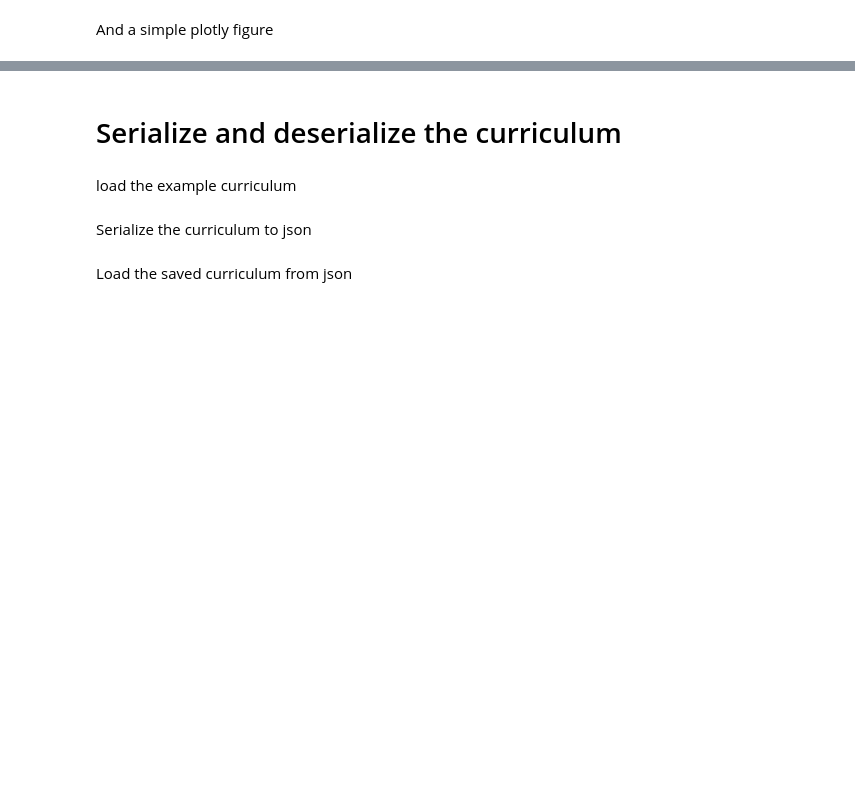
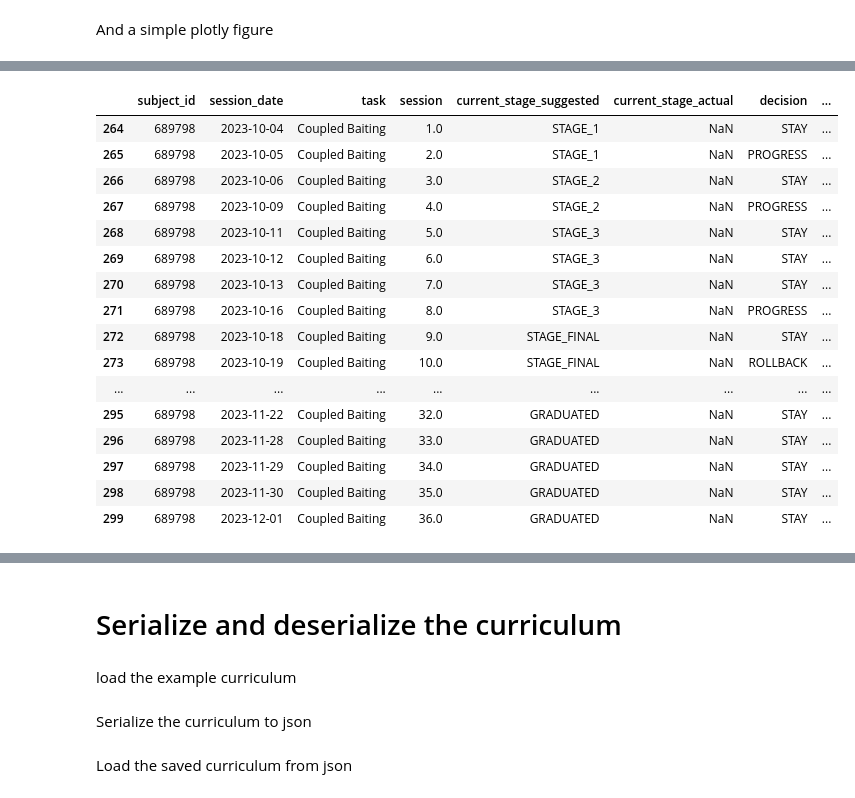
Before and after one commit to AllenNeuralDynamics/aind-foraging-behavior-bonsai-automatic-training, a Jupyter notebook: code/dynamic_foraging_curriculum/demo.ipynb, the cells around one changed output, grey strips where cells are left out. Saved outputs shown, nothing was run; the diff lists cells and outputs as text; code cells hidden in the pictures; blank space fills up the shorter version.

Commit message:
add Bonsai sessions to demo

```diff
--- a/code/dynamic_foraging_curriculum/demo.ipynb
+++ b/code/dynamic_foraging_curriculum/demo.ipynb
@@ -115,0 +117,9 @@ fig.show()
+# %%
+from dynamic_foraging_curriculum.automation import CurriculumManager
+demo_manager_447 = CurriculumManager(manager_name='447_demo',
+                                         df_behavior_on_s3=dict(bucket='aind-behavior-data',
+                                                                root='foraging_nwb_bonsai_processed/',
+                                                                file_name='df_sessions.pkl'),
+                                         df_manager_root_on_s3=dict(bucket='aind-behavior-data',
+                                                                    root='foraging_auto_training/')
+                                         )
@@ -115,0 +130,2 @@ fig.show()
+# %%
+demo_manager_447.update()
@@ -115,0 +150,23 @@ fig.show()
+# %%
+demo_manager_447.df_manager[['subject_id', 'session_date',
+                                 'task', 'session', 'current_stage_suggested',
+                                 'current_stage_actual', 'decision', 'next_stage_suggested'
+                                 ]].query('subject_id == "689798"')
+# %% [output]
+|  | subject_id | session_date | task | session | current_stage_suggested | current_stage_actual | decision | ... |
+| 264 | 689798 | 2023-10-04 | Coupled Baiting | 1.0 | STAGE_1 | NaN | STAY | ... |
+| 265 | 689798 | 2023-10-05 | Coupled Baiting | 2.0 | STAGE_1 | NaN | PROGRESS | ... |
+| 266 | 689798 | 2023-10-06 | Coupled Baiting | 3.0 | STAGE_2 | NaN | STAY | ... |
+| 267 | 689798 | 2023-10-09 | Coupled Baiting | 4.0 | STAGE_2 | NaN | PROGRESS | ... |
+| 268 | 689798 | 2023-10-11 | Coupled Baiting | 5.0 | STAGE_3 | NaN | STAY | ... |
+| 269 | 689798 | 2023-10-12 | Coupled Baiting | 6.0 | STAGE_3 | NaN | STAY | ... |
+| 270 | 689798 | 2023-10-13 | Coupled Baiting | 7.0 | STAGE_3 | NaN | STAY | ... |
+| 271 | 689798 | 2023-10-16 | Coupled Baiting | 8.0 | STAGE_3 | NaN | PROGRESS | ... |
+| 272 | 689798 | 2023-10-18 | Coupled Baiting | 9.0 | STAGE_FINAL | NaN | STAY | ... |
+| 273 | 689798 | 2023-10-19 | Coupled Baiting | 10.0 | STAGE_FINAL | NaN | ROLLBACK | ... |
+| ... | ... | ... | ... | ... | ... | ... | ... | ... |
+| 295 | 689798 | 2023-11-22 | Coupled Baiting | 32.0 | GRADUATED | NaN | STAY | ... |
+| 296 | 689798 | 2023-11-28 | Coupled Baiting | 33.0 | GRADUATED | NaN | STAY | ... |
+| 297 | 689798 | 2023-11-29 | Coupled Baiting | 34.0 | GRADUATED | NaN | STAY | ... |
+| 298 | 689798 | 2023-11-30 | Coupled Baiting | 35.0 | GRADUATED | NaN | STAY | ... |
+| 299 | 689798 | 2023-12-01 | Coupled Baiting | 36.0 | GRADUATED | NaN | STAY | ... |
```
Also changed, not shown: parts of 10 cells of this notebook.
